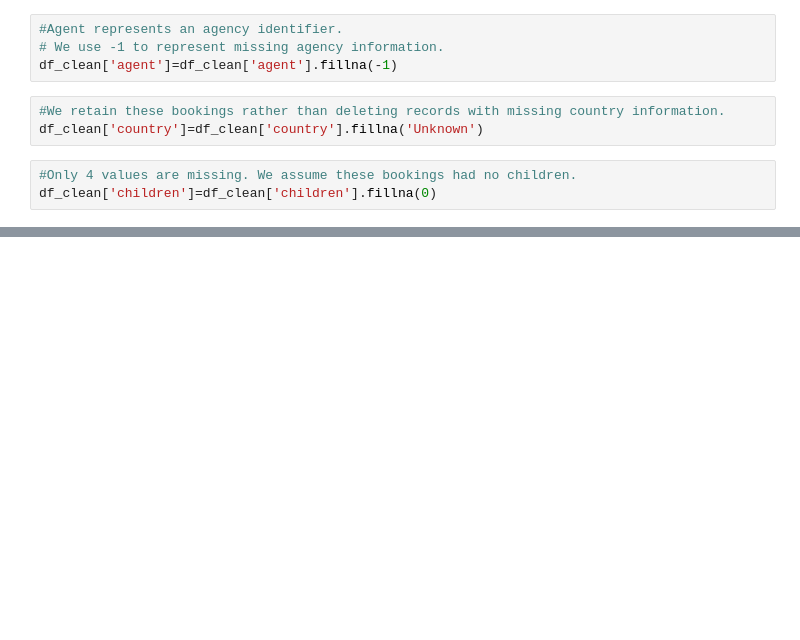
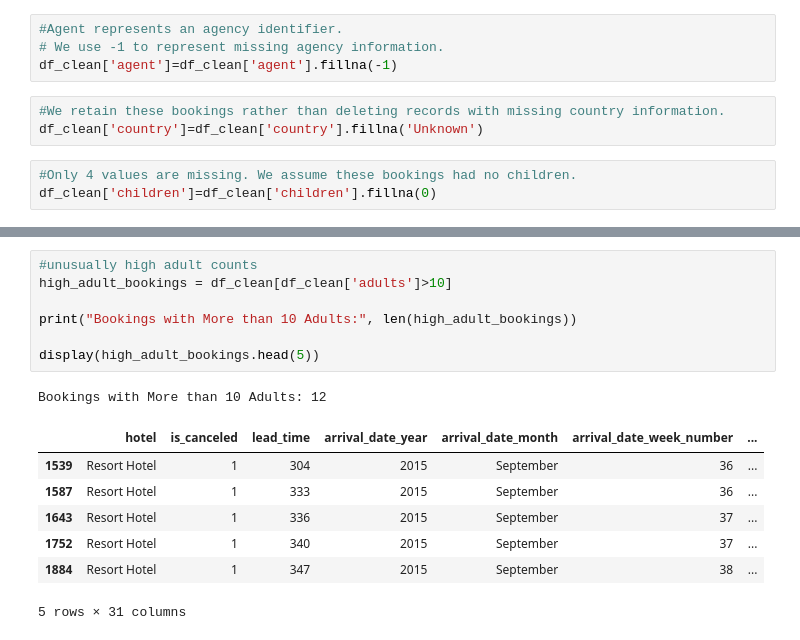
Before and after one commit to yuktabarad/Resort_analysis, a Jupyter notebook: notebooks/02_preprocessing.ipynb, the cells around one changed output, grey strips where cells are left out. Saved outputs shown, nothing was run; the diff lists cells and outputs as text; blank space fills up the shorter version.

```diff
--- a/notebooks/02_preprocessing.ipynb
+++ b/notebooks/02_preprocessing.ipynb
@@ -142,0 +210,16 @@ df_clean['children']=df_clean['children'].fillna(0)
+# %%
+#unusually high adult counts
+high_adult_bookings = df_clean[df_clean['adults']>10]
+
+print("Bookings with More than 10 Adults:", len(high_adult_bookings))
+
+display(high_adult_bookings.head(5))
+# %% [output]
+Bookings with More than 10 Adults: 12
+|  | hotel | is_canceled | lead_time | arrival_date_year | arrival_date_month | arrival_date_week_number | ... |
+| 1539 | Resort Hotel | 1 | 304 | 2015 | September | 36 | ... |
+| 1587 | Resort Hotel | 1 | 333 | 2015 | September | 36 | ... |
+| 1643 | Resort Hotel | 1 | 336 | 2015 | September | 37 | ... |
+| 1752 | Resort Hotel | 1 | 340 | 2015 | September | 37 | ... |
+| 1884 | Resort Hotel | 1 | 347 | 2015 | September | 38 | ... |
+5 rows × 31 columns
```
Also changed, not shown: parts of 11 cells of this notebook, 1 other file.
